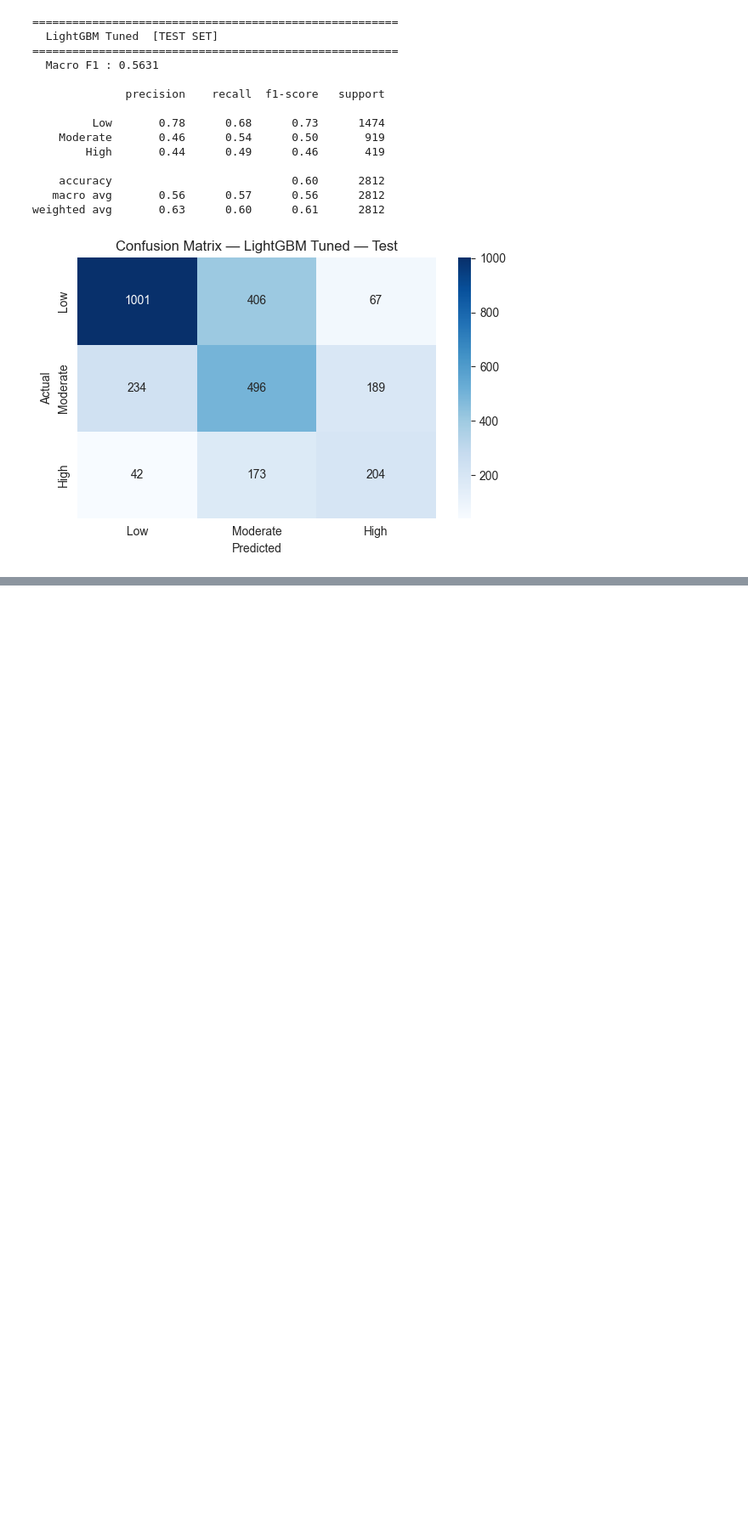
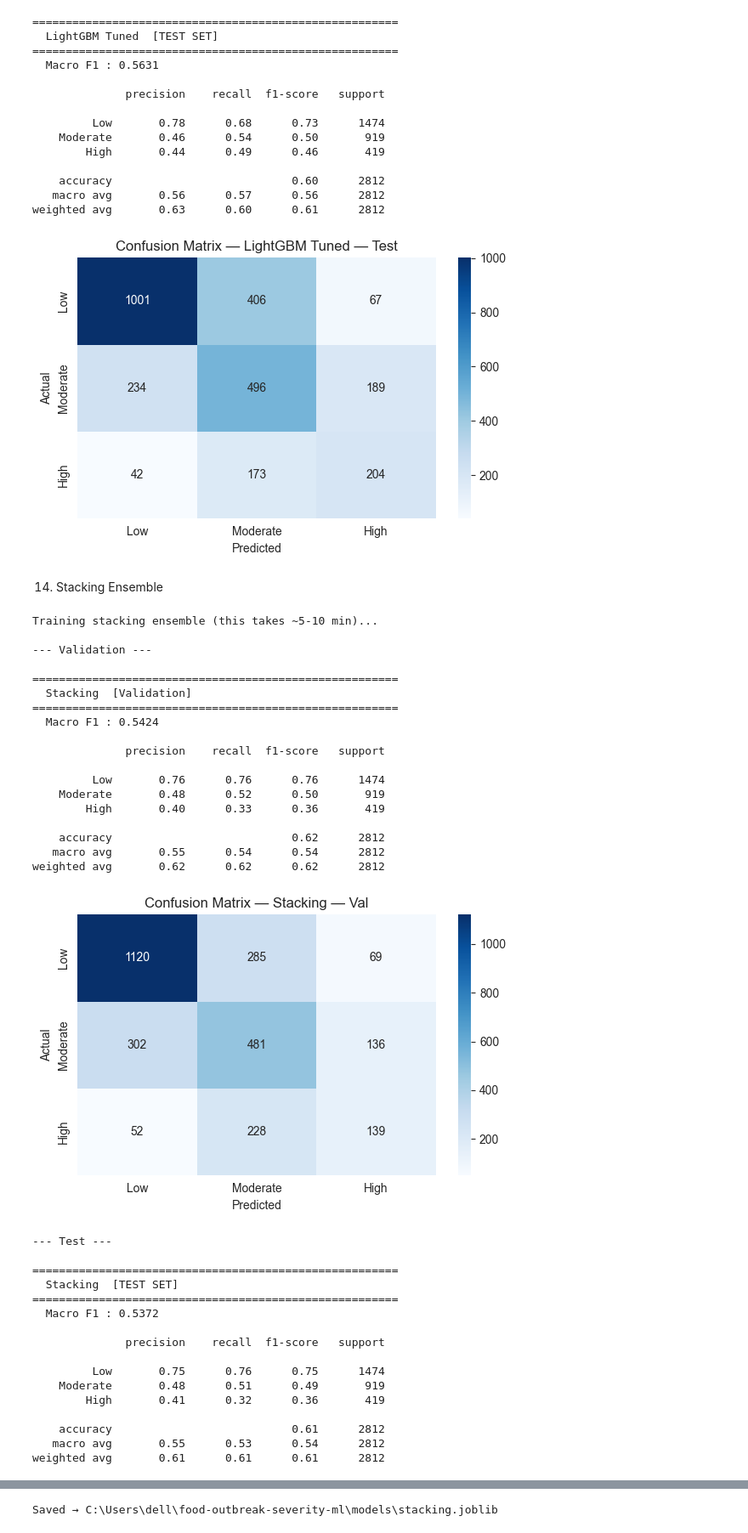
Before and after one commit to Mouhcine005/food-outbreak-severity-ml, a Jupyter notebook: notebooks/5-modeling.ipynb, the cells around one changed output, grey strips where cells are left out. Shown at 85% size. Drawn from its saved outputs; the diff is of its cells as text; code cells hidden in the pictures; blank space fills up the shorter version.

```diff
--- a/notebooks/5-modeling.ipynb
+++ b/notebooks/5-modeling.ipynb
@@ -367,3 +356,50 @@ plot_confusion_matrix(y_test, y_pred_tuned, model_name="LightGBM Tuned — Test"
    macro avg       0.56      0.57      0.56      2812
 weighted avg       0.63      0.60      0.61      2812
 [figure]
+# %% [markdown]
+14. Stacking Ensemble
+# %%
+import importlib
+import src.models.stack as stack_module
+importlib.reload(stack_module)
+from src.models.stack import run_stacking
+
+stacking_pipeline, f1_val, f1_test = run_stacking(
+    X_train, y_train, X_val, y_val, X_test, y_test
+)
+# %% [output]
+Training stacking ensemble (this takes ~5-10 min)...
+
+--- Validation ---
+
+=======================================================
+  Stacking  [Validation]
+=======================================================
+  Macro F1 : 0.5424
+
+              precision    recall  f1-score   support
+
+         Low       0.76      0.76      0.76      1474
+    Moderate       0.48      0.52      0.50       919
+        High       0.40      0.33      0.36       419
+
+    accuracy                           0.62      2812
+   macro avg       0.55      0.54      0.54      2812
+weighted avg       0.62      0.62      0.62      2812
+[figure, added]
+--- Test ---
+
+=======================================================
+  Stacking  [TEST SET]
+=======================================================
+  Macro F1 : 0.5372
+
+              precision    recall  f1-score   support
+
+         Low       0.75      0.76      0.75      1474
+    Moderate       0.48      0.51      0.49       919
+        High       0.41      0.32      0.36       419
+
+    accuracy                           0.61      2812
+   macro avg       0.55      0.53      0.54      2812
+weighted avg       0.61      0.61      0.61      2812
@@ -369,0 +407 @@ weighted avg       0.63      0.60      0.61      2812
+Saved → C:\Users\dell\food-outbreak-severity-ml\models\stacking.joblib
```
Also changed, not shown: parts of 16 cells of this notebook, 1 other file.
